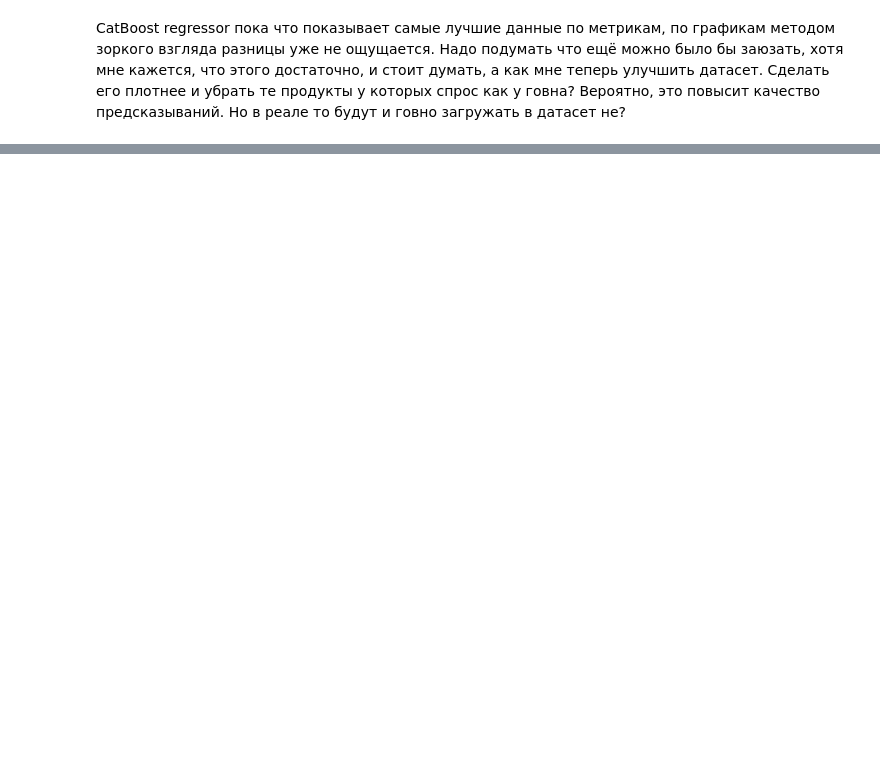
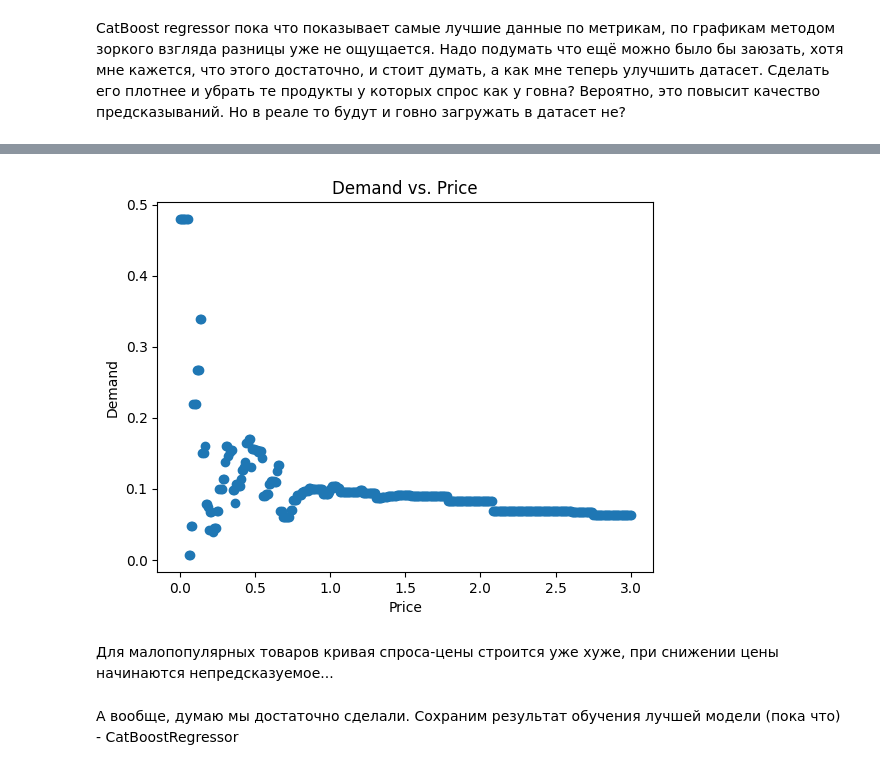
Before and after one commit to Bumblebee2023/product_management_system, a Jupyter notebook: research/enhancing_dataset.ipynb, the cells around one changed output, grey strips where cells are left out. Saved outputs shown, nothing was run; the diff lists cells and outputs as text; code cells hidden in the pictures; blank space fills up the shorter version.

```diff
--- a/research/enhancing_dataset.ipynb
+++ b/research/enhancing_dataset.ipynb
@@ -163,0 +195,10 @@ CatBoost regressor пока что показывает самые лучшие
+# %%
+X_test.head(100) #1308195
+some_bad_product = X_test.loc[[1308195]]
+show_demand_price(some_bad_product)
+# %% [output]
+[figure, added]
+# %% [markdown]
+Для малопопулярных товаров кривая спроса-цены строится уже хуже, при снижении цены начинаются непредсказуемое...
+# %% [markdown]
+А вообще, думаю мы достаточно сделали. Сохраним результат обучения лучшей модели (пока что) - CatBoostRegressor
```
Also changed, not shown: parts of 12 cells of this notebook, 1 other file.
